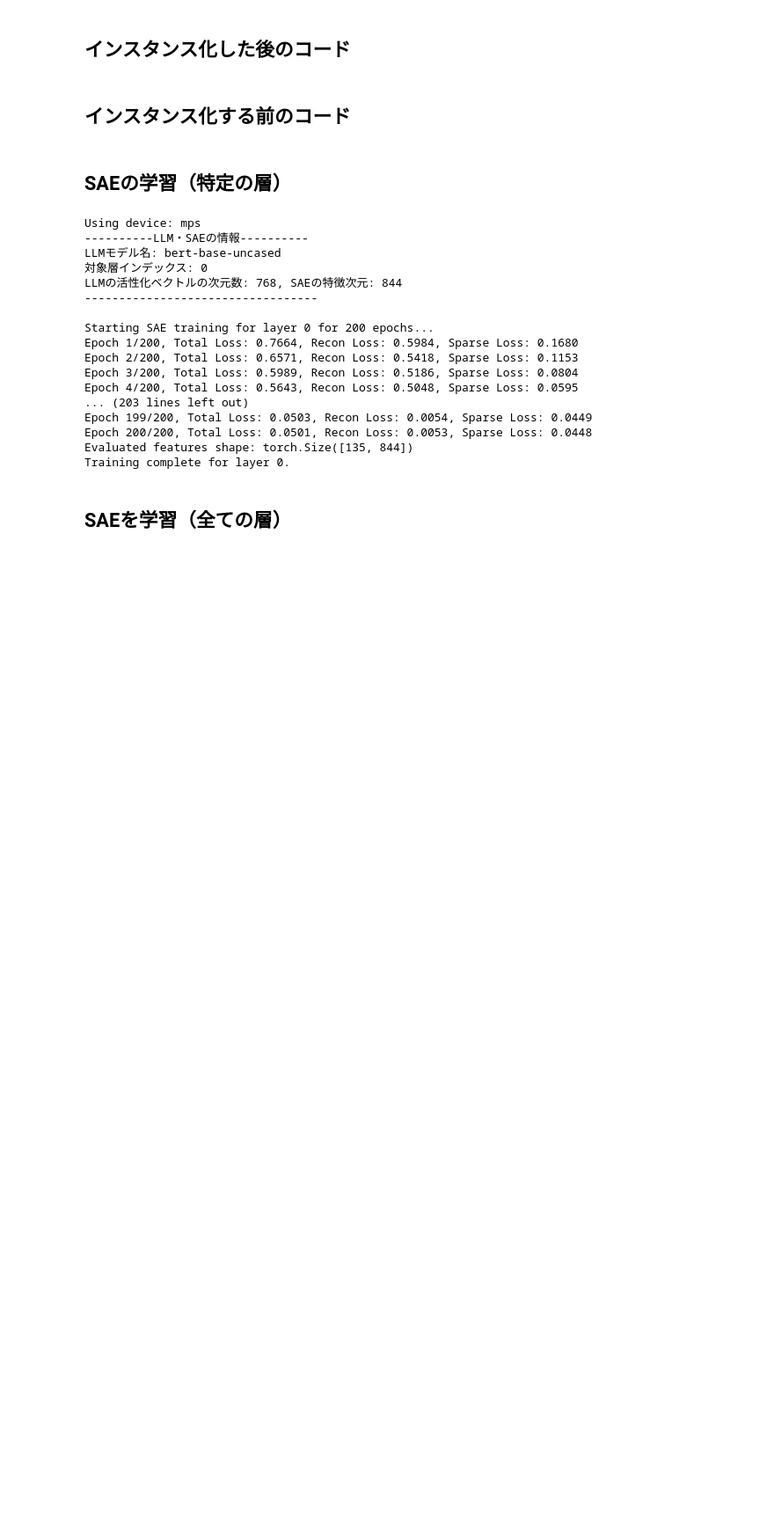
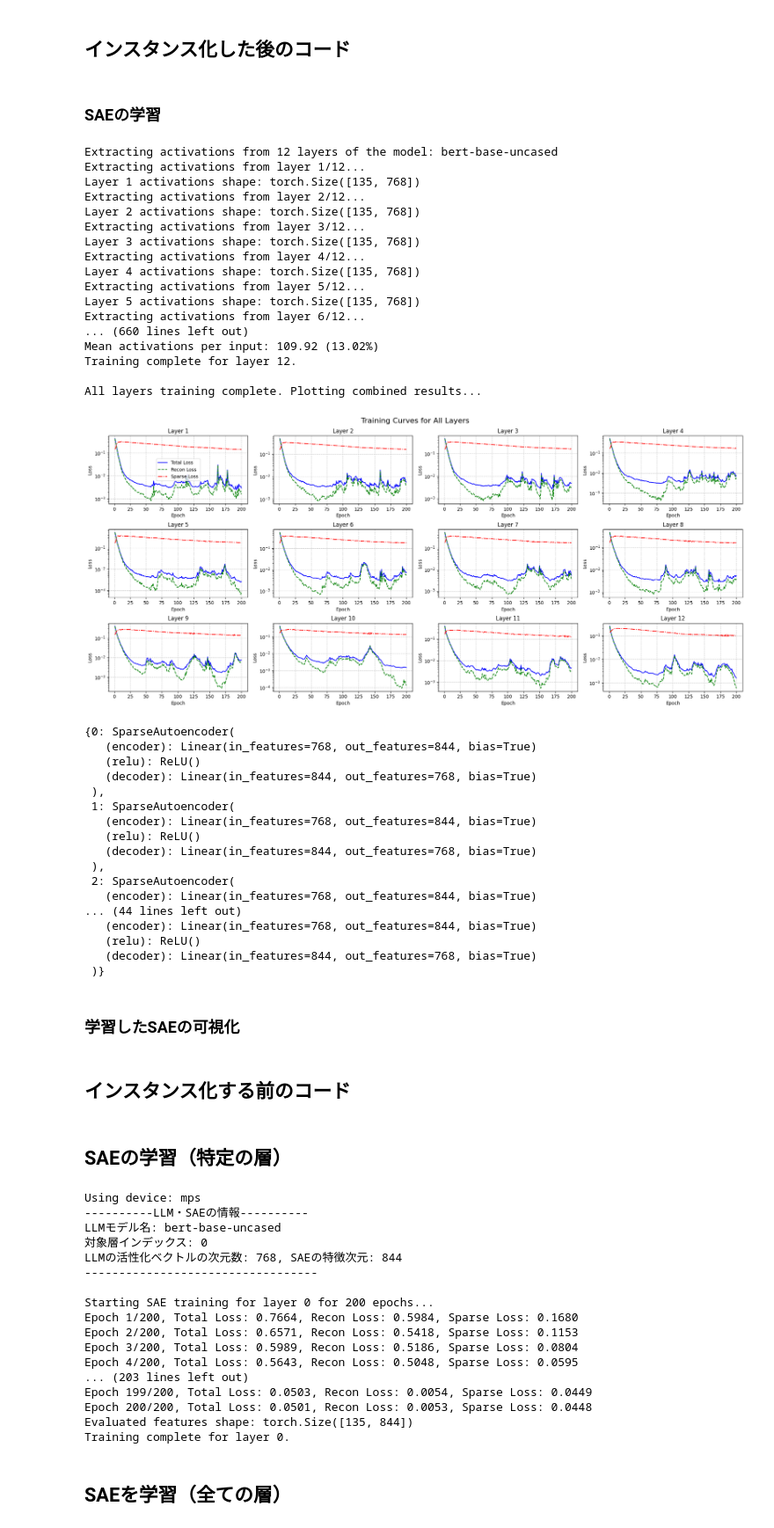
Before and after one commit to Itsuki966/my_sae, a Jupyter notebook: sample.ipynb, the cells around one changed output. Shown at 88% size. Saved outputs shown, nothing was run; the diff lists cells and outputs as text; code cells hidden in the pictures; blank space fills up the shorter version.

```diff
--- a/sample.ipynb
+++ b/sample.ipynb
@@ -3,3 +3,66 @@
 # %%
 # ライブラリのインポート
 from sae_trainer import train_all_layer_saes
+# %% [markdown]
+### SAEの学習
+# %%
+# 学習に利用するテキスト
+texts = [
+    "A: Why are you carrying that wet umbrella? B: Because it started to rain on my way here, I had to use it.",
+    "A: You seem very tired today. B: I am. I stayed up late to finish my report, so I didn't get much sleep.",
+    "A: The room is so bright all of a sudden. What happened? B: I just pushed the main switch, which caused all the lights to turn on.",
+    "A: I heard you passed the difficult exam. Congratulations! B: Thank you! I studied hard every day for it, so I'm glad my effort paid off."
+    ]
+# %%
+#  設定
+llm_model_name = "bert-base-uncased"
+num_samples = len(texts)
+batch_size = 32
+sae_l1_coeff = 0.01
+
+# 学習の実行
+train_all_layer_saes(
+    texts=texts,
+    llm_model_name=llm_model_name,
+    num_samples=num_samples,
+    batch_size=batch_size,
+    sae_l1_coeff=sae_l1_coeff
+)
+# %% [output]
+Extracting activations from 12 layers of the model: bert-base-uncased
+Extracting activations from layer 1/12...
+Layer 1 activations shape: torch.Size([135, 768])
+Extracting activations from layer 2/12...
+Layer 2 activations shape: torch.Size([135, 768])
+Extracting activations from layer 3/12...
+Layer 3 activations shape: torch.Size([135, 768])
+Extracting activations from layer 4/12...
+Layer 4 activations shape: torch.Size([135, 768])
+Extracting activations from layer 5/12...
+Layer 5 activations shape: torch.Size([135, 768])
+Extracting activations from layer 6/12...
+... (660 lines left out)
+Mean activations per input: 109.92 (13.02%)
+Training complete for layer 12.
+
+All layers training complete. Plotting combined results...
+[figure, added]
+{0: SparseAutoencoder(
+   (encoder): Linear(in_features=768, out_features=844, bias=True)
+   (relu): ReLU()
+   (decoder): Linear(in_features=844, out_features=768, bias=True)
+ ),
+ 1: SparseAutoencoder(
+   (encoder): Linear(in_features=768, out_features=844, bias=True)
+   (relu): ReLU()
+   (decoder): Linear(in_features=844, out_features=768, bias=True)
+ ),
+ 2: SparseAutoencoder(
+   (encoder): Linear(in_features=768, out_features=844, bias=True)
+... (44 lines left out)
+   (encoder): Linear(in_features=768, out_features=844, bias=True)
+   (relu): ReLU()
+   (decoder): Linear(in_features=844, out_features=768, bias=True)
+ )}
+# %% [markdown]
+### 学習したSAEの可視化
```
Also changed, not shown: parts of 1 cell of this notebook.
